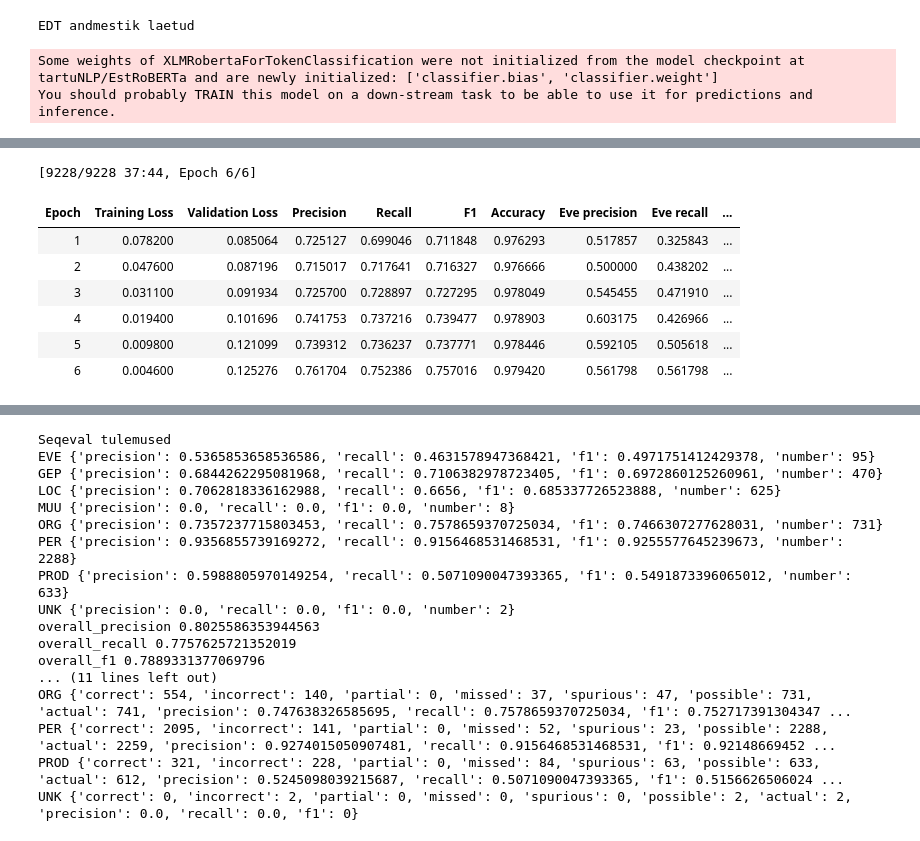
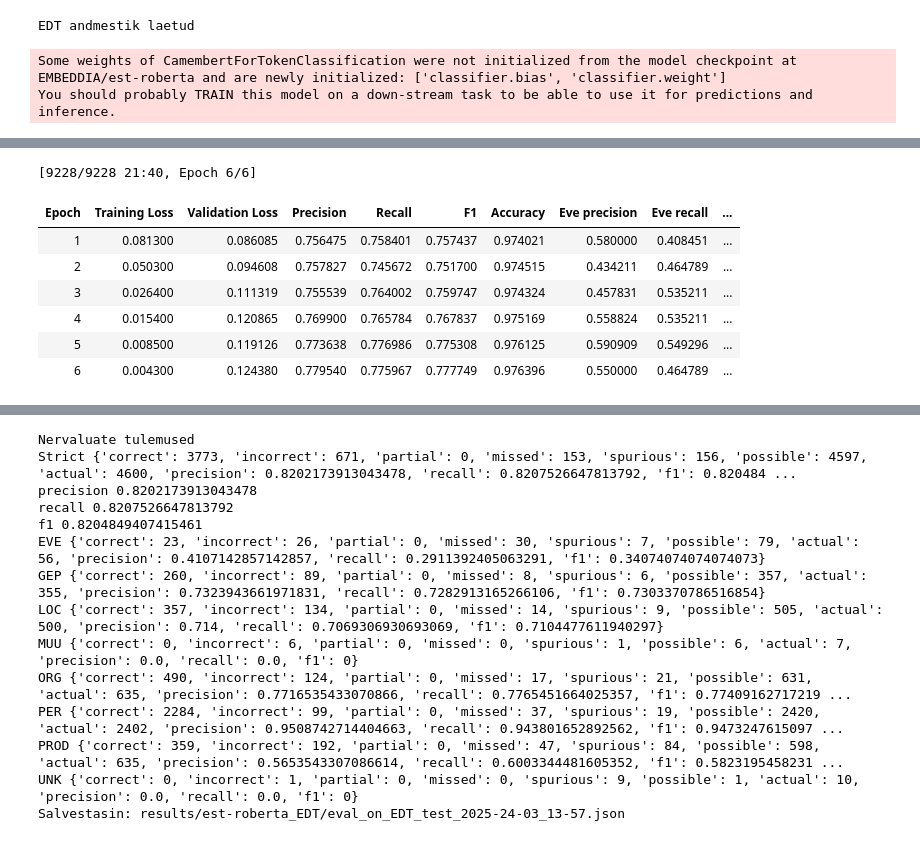
Before and after one commit to martinkivisikk/ner_thesis, a Jupyter notebook: notebooks/main_nb.ipynb, the cells around one changed output, grey strips where cells are left out. Saved outputs shown, nothing was run; the diff lists cells and outputs as text; code cells hidden in the pictures.

Commit message:
Mudelid uuesti (vaikeparameetrid, embeddia/est-roberta tartunlp/estroberta asemel), hindaja muudatused

```diff
--- a/notebooks/main_nb.ipynb
+++ b/notebooks/main_nb.ipynb
@@ -49,10 +38,10 @@ def train_model(model_name, dataset_name, epochs=3, batch_size=16):
 
     trainer = BERTTrainer(model_name=model_name, idx2tag=IDX2TAG, tag2idx=TAG2IDX, evaluator=evaluator)
 
-    model, model_trainer = trainer.finetune_model(processor=bert_processor, tokenized_dataset=tokenized_dataset, epochs=epochs, batch_size=batch_size, early_stop_patience=3, output_dir=f'./results/{model_name.split("/")[1]}/{dataset_name}/trained_for_{epochs}')
+    model, model_trainer = trainer.finetune_model(processor=bert_processor, tokenized_dataset=tokenized_dataset, epochs=epochs, batch_size=batch_size, early_stop_patience=3, output_dir=f'./results/models/{model_name.split("/")[1]}/{dataset_name}/trained_for_{epochs}')
 
     results = evaluator.evaluate_and_print(tokenized_dataset['test'], model_trainer)
-    evaluator.evaluation_to_json(nervaluate_strict_overall=results[1]['strict'], nervaluate_by_tag=results[2], model_name=model_name.split('/')[1], trained_on=dataset_name, evaluated_on=dataset_name, epochs=epochs)
+    evaluator.evaluation_to_json(nervaluate_strict_overall=results[0]['strict'], nervaluate_by_tag=results[1], model_name=model_name.split('/')[1], trained_on=dataset_name, evaluated_on=dataset_name, epochs=epochs)
 
     if dataset_name.lower() == 'combined':
       tokenized_ewt = bert_processor.tokenize_dataset(ewt_dataset['test'])
@@ -60,20 +49,20 @@ def train_model(model_name, dataset_name, epochs=3, batch_size=16):
 
       print(f'Kombineeritud andmestikul treenitud {model_name} EWT testandmestikul')
       ewt_results = evaluator.evaluate_and_print(tokenized_ewt, model_trainer)
-      evaluator.evaluation_to_json(nervaluate_strict_overall=ewt_results[1]['strict'], nervaluate_by_tag=ewt_results[2], model_name=model_name.split('/')[1], trained_on=dataset_name, evaluated_on="EWT", epochs=epochs)
+      evaluator.evaluation_to_json(nervaluate_strict_overall=ewt_results[0]['strict'], nervaluate_by_tag=ewt_results[1], model_name=model_name.split('/')[1], trained_on=dataset_name, evaluated_on="EWT", epochs=epochs)
 
       print(f'Kombineeritud andmestikul treenitud {model_name} EDT testandmestikul')
       edt_results = evaluator.evaluate_and_print(tokenized_edt, model_trainer)
-      evaluator.evaluation_to_json(nervaluate_strict_overall=edt_results[1]['strict'], nervaluate_by_tag=edt_results[2], model_name=model_name.split('/')[1], trained_on=dataset_name, evaluated_on="EDT", epochs=epochs)
+      evaluator.evaluation_to_json(nervaluate_strict_overall=edt_results[0]['strict'], nervaluate_by_tag=edt_results[1], model_name=model_name.split('/')[1], trained_on=dataset_name, evaluated_on="EDT", epochs=epochs)
 
       return model, model_trainer, (results, ewt_results, edt_results)
 
     return model, model_trainer, results
 
 def train_all():
-  dataset_names = ['ewt', 'edt', 'combined']
+  dataset_names = ['EWT', 'EDT', 'Combined']
 
-  model_names = ["tartuNLP/EstRoBERTa", "tartuNLP/EstBERT"]
+  model_names = ["EMBEDDIA/est-roberta", "tartuNLP/EstBERT"] # "tartuNLP/EstRoBERTa" XLM-RoBERTa eestikeelne variant, aga puudub igasugune taustainfo
   results_dict = {}
 
   for model_name in model_names:
@@ -132,6 +115,6 @@ You should probably TRAIN this model on a down-stream task to be able to use it
 # %%
-estroberta_edt, estroberta_edt_trainer, estroberta_edt_results = train_model('tartuNLP/EstRoBERTa', 'edt', epochs=6)
+estroberta_edt, estroberta_edt_trainer, estroberta_edt_results = train_model('EMBEDDIA/est-roberta', 'EDT', epochs=6)
 # %% [output]
 EDT andmestik laetud
-Some weights of XLMRobertaForTokenClassification were not initialized from the model checkpoint at tartuNLP/EstRoBERTa and are newly initialized: ['classifier.bias', 'classifier.weight']
+Some weights of CamembertForTokenClassification were not initialized from the model checkpoint at EMBEDDIA/est-roberta and are newly initialized: ['classifier.bias', 'classifier.weight']
 You should probably TRAIN this model on a down-stream task to be able to use it for predictions and inference.
@@ -139,8 +122,8 @@ You should probably TRAIN this model on a down-stream task to be able to use it
-[9228/9228 37:44, Epoch 6/6]
+[9228/9228 21:40, Epoch 6/6]
 | Epoch | Training Loss | Validation Loss | Precision | Recall | F1 | Accuracy | Eve precision | Eve recall | ... |
-| 1 | 0.078200 | 0.085064 | 0.725127 | 0.699046 | 0.711848 | 0.976293 | 0.517857 | 0.325843 | ... |
-| 2 | 0.047600 | 0.087196 | 0.715017 | 0.717641 | 0.716327 | 0.976666 | 0.500000 | 0.438202 | ... |
-| 3 | 0.031100 | 0.091934 | 0.725700 | 0.728897 | 0.727295 | 0.978049 | 0.545455 | 0.471910 | ... |
-| 4 | 0.019400 | 0.101696 | 0.741753 | 0.737216 | 0.739477 | 0.978903 | 0.603175 | 0.426966 | ... |
-| 5 | 0.009800 | 0.121099 | 0.739312 | 0.736237 | 0.737771 | 0.978446 | 0.592105 | 0.505618 | ... |
-| 6 | 0.004600 | 0.125276 | 0.761704 | 0.752386 | 0.757016 | 0.979420 | 0.561798 | 0.561798 | ... |
+| 1 | 0.081300 | 0.086085 | 0.756475 | 0.758401 | 0.757437 | 0.974021 | 0.580000 | 0.408451 | ... |
+| 2 | 0.050300 | 0.094608 | 0.757827 | 0.745672 | 0.751700 | 0.974515 | 0.434211 | 0.464789 | ... |
+| 3 | 0.026400 | 0.111319 | 0.755539 | 0.764002 | 0.759747 | 0.974324 | 0.457831 | 0.535211 | ... |
+| 4 | 0.015400 | 0.120865 | 0.769900 | 0.765784 | 0.767837 | 0.975169 | 0.558824 | 0.535211 | ... |
+| 5 | 0.008500 | 0.119126 | 0.773638 | 0.776986 | 0.775308 | 0.976125 | 0.590909 | 0.549296 | ... |
+| 6 | 0.004300 | 0.124380 | 0.779540 | 0.775967 | 0.777749 | 0.976396 | 0.550000 | 0.464789 | ... |
@@ -149,20 +132,17 @@ Kokku kulus: 2265.46 sekundit (0.63 tundi)
 Hindan testandmestikul..
 [interactive output not drawn]
-Seqeval tulemused
-EVE {'precision': 0.5365853658536586, 'recall': 0.4631578947368421, 'f1': 0.4971751412429378, 'number': 95}
-GEP {'precision': 0.6844262295081968, 'recall': 0.7106382978723405, 'f1': 0.6972860125260961, 'number': 470}
-LOC {'precision': 0.7062818336162988, 'recall': 0.6656, 'f1': 0.685337726523888, 'number': 625}
-MUU {'precision': 0.0, 'recall': 0.0, 'f1': 0.0, 'number': 8}
-ORG {'precision': 0.7357237715803453, 'recall': 0.7578659370725034, 'f1': 0.7466307277628031, 'number': 731}
-PER {'precision': 0.9356855739169272, 'recall': 0.9156468531468531, 'f1': 0.9255577645239673, 'number': 2288}
-PROD {'precision': 0.5988805970149254, 'recall': 0.5071090047393365, 'f1': 0.5491873396065012, 'number': 633}
-UNK {'precision': 0.0, 'recall': 0.0, 'f1': 0.0, 'number': 2}
-overall_precision 0.8025586353944563
-overall_recall 0.7757625721352019
-overall_f1 0.7889331377069796
-... (11 lines left out)
-ORG {'correct': 554, 'incorrect': 140, 'partial': 0, 'missed': 37, 'spurious': 47, 'possible': 731, 'actual': 741, 'precision': 0.747638326585695, 'recall': 0.7578659370725034, 'f1': 0.752717391304347 ...
-PER {'correct': 2095, 'incorrect': 141, 'partial': 0, 'missed': 52, 'spurious': 23, 'possible': 2288, 'actual': 2259, 'precision': 0.9274015050907481, 'recall': 0.9156468531468531, 'f1': 0.92148669452 ...
-PROD {'correct': 321, 'incorrect': 228, 'partial': 0, 'missed': 84, 'spurious': 63, 'possible': 633, 'actual': 612, 'precision': 0.5245098039215687, 'recall': 0.5071090047393365, 'f1': 0.5156626506024 ...
-UNK {'correct': 0, 'incorrect': 2, 'partial': 0, 'missed': 0, 'spurious': 0, 'possible': 2, 'actual': 2, 'precision': 0.0, 'recall': 0.0, 'f1': 0}
+Nervaluate tulemused
+Strict {'correct': 3773, 'incorrect': 671, 'partial': 0, 'missed': 153, 'spurious': 156, 'possible': 4597, 'actual': 4600, 'precision': 0.8202173913043478, 'recall': 0.8207526647813792, 'f1': 0.820484 ...
+precision 0.8202173913043478
+recall 0.8207526647813792
+f1 0.8204849407415461
+EVE {'correct': 23, 'incorrect': 26, 'partial': 0, 'missed': 30, 'spurious': 7, 'possible': 79, 'actual': 56, 'precision': 0.4107142857142857, 'recall': 0.2911392405063291, 'f1': 0.34074074074074073}
+GEP {'correct': 260, 'incorrect': 89, 'partial': 0, 'missed': 8, 'spurious': 6, 'possible': 357, 'actual': 355, 'precision': 0.7323943661971831, 'recall': 0.7282913165266106, 'f1': 0.7303370786516854}
+LOC {'correct': 357, 'incorrect': 134, 'partial': 0, 'missed': 14, 'spurious': 9, 'possible': 505, 'actual': 500, 'precision': 0.714, 'recall': 0.7069306930693069, 'f1': 0.7104477611940297}
+MUU {'correct': 0, 'incorrect': 6, 'partial': 0, 'missed': 0, 'spurious': 1, 'possible': 6, 'actual': 7, 'precision': 0.0, 'recall': 0.0, 'f1': 0}
+ORG {'correct': 490, 'incorrect': 124, 'partial': 0, 'missed': 17, 'spurious': 21, 'possible': 631, 'actual': 635, 'precision': 0.7716535433070866, 'recall': 0.7765451664025357, 'f1': 0.77409162717219 ...
+PER {'correct': 2284, 'incorrect': 99, 'partial': 0, 'missed': 37, 'spurious': 19, 'possible': 2420, 'actual': 2402, 'precision': 0.9508742714404663, 'recall': 0.943801652892562, 'f1': 0.9473247615097 ...
+PROD {'correct': 359, 'incorrect': 192, 'partial': 0, 'missed': 47, 'spurious': 84, 'possible': 598, 'actual': 635, 'precision': 0.5653543307086614, 'recall': 0.6003344481605352, 'f1': 0.5823195458231 ...
+UNK {'correct': 0, 'incorrect': 1, 'partial': 0, 'missed': 0, 'spurious': 9, 'possible': 1, 'actual': 10, 'precision': 0.0, 'recall': 0.0, 'f1': 0}
+Salvestasin: results/est-roberta_EDT/eval_on_EDT_test_2025-24-03_13-57.json
 # %%
```
Also changed, not shown: parts of 12 cells of this notebook, 43 other files.
